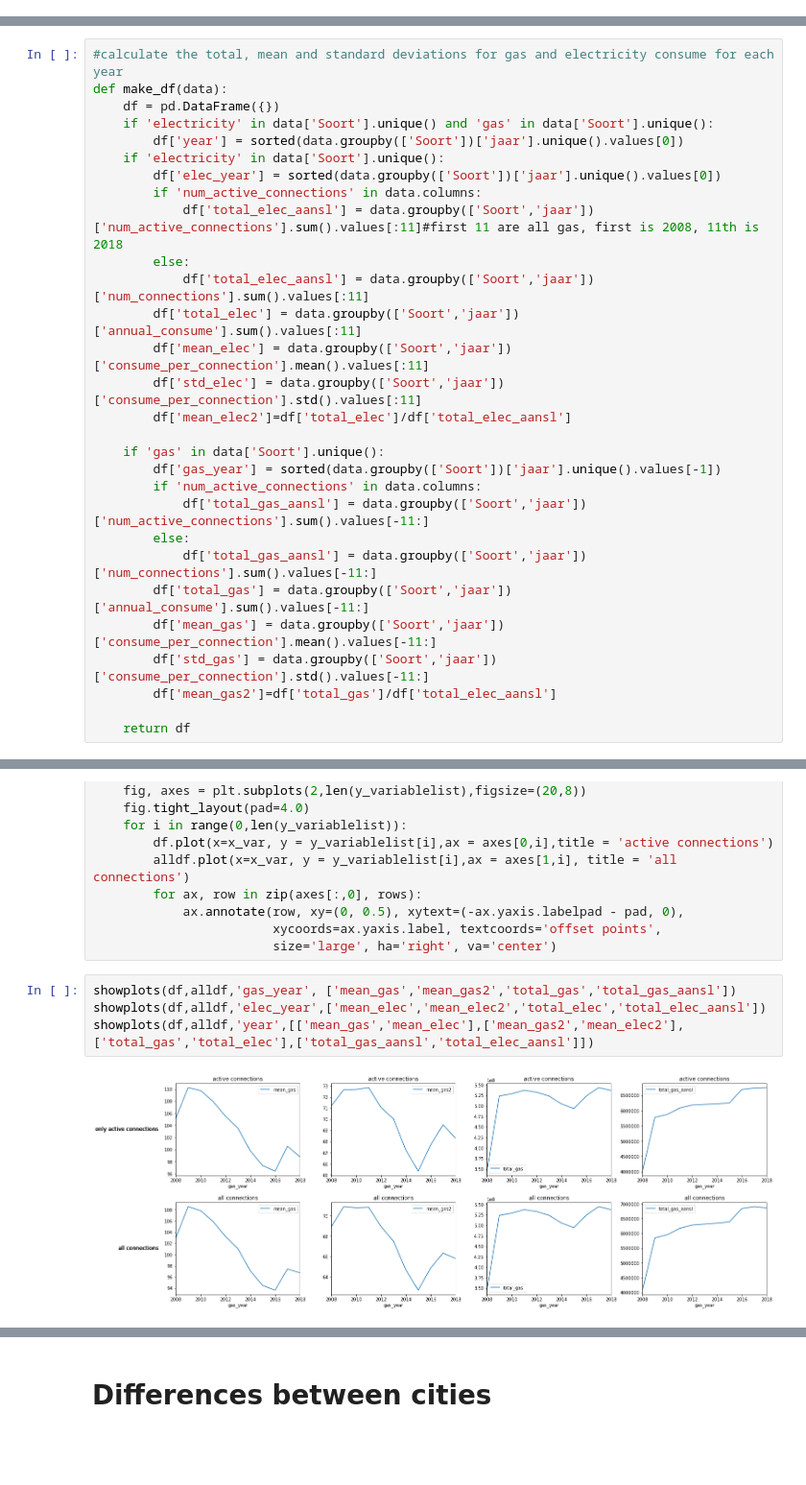
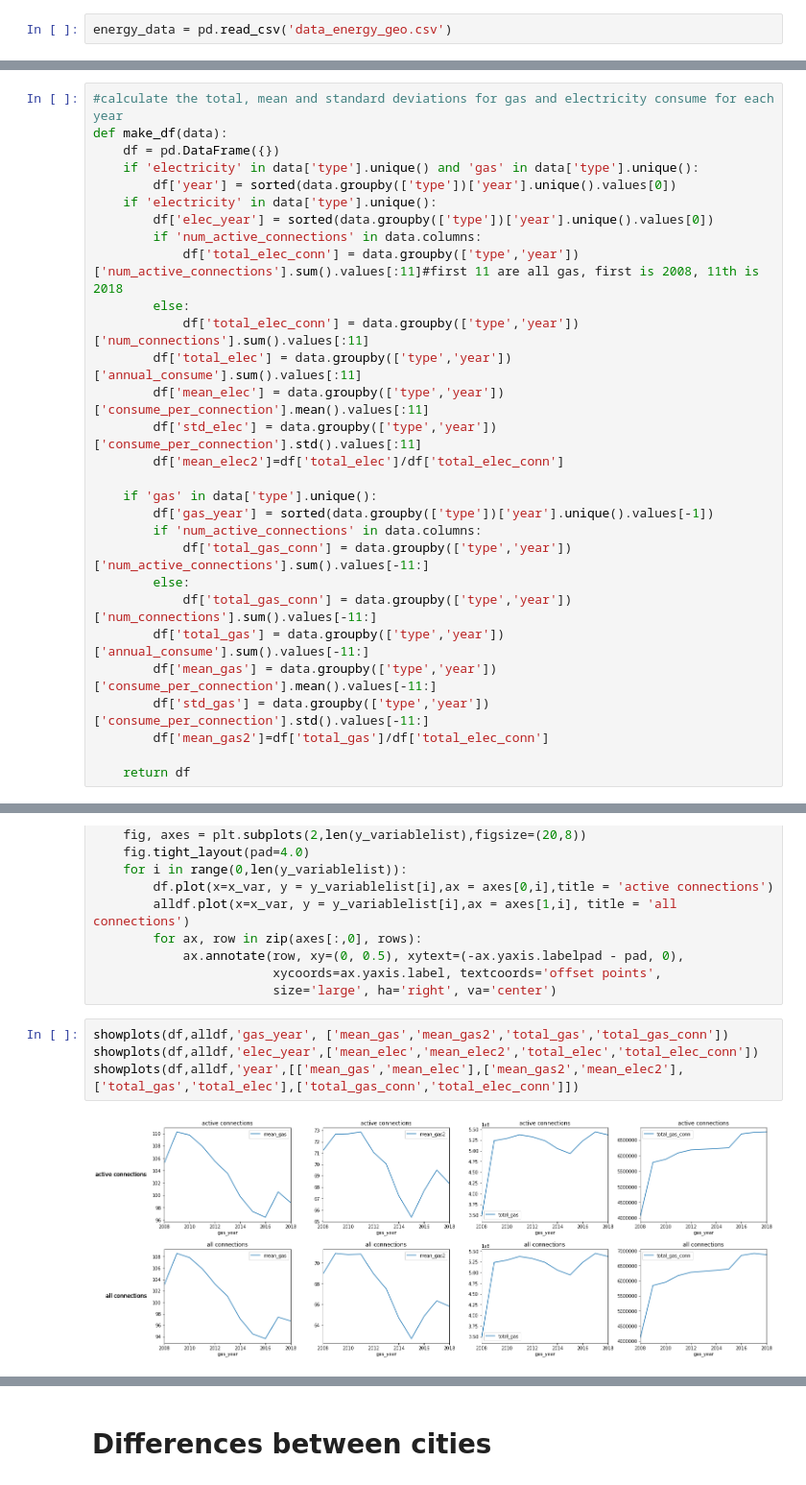
Before and after one commit to lsiepman/EnergieconsumptieNL, a Jupyter notebook: Code/graphs_energy_over_time.ipynb, the cells around one changed output, grey strips where cells are left out. Shown: that part at 96% size. Drawn from its saved outputs; the diff is of its cells as text; blank space fills up the shorter version.

Commit message:
made file compatible with new version of data

```diff
--- a/Code/graphs_energy_over_time.ipynb
+++ b/Code/graphs_energy_over_time.ipynb
@@ -7,3 +11,5 @@ energy_data = pd.read_csv('data_energie_geo.csv') #used first version of csv so
+# %%
+energy_data = pd.read_csv('data_energy_geo.csv')
 # %%
 energy_data.head()
 # %% [output]
@@ -79,29 +85,29 @@ Name: consume_per_connection, dtype: float64
 #calculate the total, mean and standard deviations for gas and electricity consume for each year
 def make_df(data):
     df = pd.DataFrame({})
-    if 'electricity' in data['Soort'].unique() and 'gas' in data['Soort'].unique():
-        df['year'] = sorted(data.groupby(['Soort'])['jaar'].unique().values[0])
-    if 'electricity' in data['Soort'].unique():
-        df['elec_year'] = sorted(data.groupby(['Soort'])['jaar'].unique().values[0])
+    if 'electricity' in data['type'].unique() and 'gas' in data['type'].unique():
+        df['year'] = sorted(data.groupby(['type'])['year'].unique().values[0])
+    if 'electricity' in data['type'].unique():
+        df['elec_year'] = sorted(data.groupby(['type'])['year'].unique().values[0])
         if 'num_active_connections' in data.columns:
-            df['total_elec_aansl'] = data.groupby(['Soort','jaar'])['num_active_connections'].sum().values[:11]#first 11 are all gas, first is 2008, 11th is 2018
+            df['total_elec_conn'] = data.groupby(['type','year'])['num_active_connections'].sum().values[:11]#first 11 are all gas, first is 2008, 11th is 2018
         else:
-            df['total_elec_aansl'] = data.groupby(['Soort','jaar'])['num_connections'].sum().values[:11]
-        df['total_elec'] = data.groupby(['Soort','jaar'])['annual_consume'].sum().values[:11]
-        df['mean_elec'] = data.groupby(['Soort','jaar'])['consume_per_connection'].mean().values[:11]
-        df['std_elec'] = data.groupby(['Soort','jaar'])['consume_per_connection'].std().values[:11]
-        df['mean_elec2']=df['total_elec']/df['total_elec_aansl']
+            df['total_elec_conn'] = data.groupby(['type','year'])['num_connections'].sum().values[:11]
+        df['total_elec'] = data.groupby(['type','year'])['annual_consume'].sum().values[:11]
+        df['mean_elec'] = data.groupby(['type','year'])['consume_per_connection'].mean().values[:11]
+        df['std_elec'] = data.groupby(['type','year'])['consume_per_connection'].std().values[:11]
+        df['mean_elec2']=df['total_elec']/df['total_elec_conn']
 
-    if 'gas' in data['Soort'].unique():
-        df['gas_year'] = sorted(data.groupby(['Soort'])['jaar'].unique().values[-1])
+    if 'gas' in data['type'].unique():
+        df['gas_year'] = sorted(data.groupby(['type'])['year'].unique().values[-1])
         if 'num_active_connections' in data.columns:
-            df['total_gas_aansl'] = data.groupby(['Soort','jaar'])['num_active_connections'].sum().values[-11:]
+            df['total_gas_conn'] = data.groupby(['type','year'])['num_active_connections'].sum().values[-11:]
         else:
-            df['total_gas_aansl'] = data.groupby(['Soort','jaar'])['num_connections'].sum().values[-11:]
-        df['total_gas'] = data.groupby(['Soort','jaar'])['annual_consume'].sum().values[-11:]
-        df['mean_gas'] = data.groupby(['Soort','jaar'])['consume_per_connection'].mean().values[-11:]
-        df['std_gas'] = data.groupby(['Soort','jaar'])['consume_per_connection'].std().values[-11:]
-        df['mean_gas2']=df['total_gas']/df['total_elec_aansl']
+            df['total_gas_conn'] = data.groupby(['type','year'])['num_connections'].sum().values[-11:]
+        df['total_gas'] = data.groupby(['type','year'])['annual_consume'].sum().values[-11:]
+        df['mean_gas'] = data.groupby(['type','year'])['consume_per_connection'].mean().values[-11:]
+        df['std_gas'] = data.groupby(['type','year'])['consume_per_connection'].std().values[-11:]
+        df['mean_gas2']=df['total_gas']/df['total_elec_conn']
 
     return df
 # %%
@@ -157,8 +163,8 @@ def showplots(df,alldf,x_var,y_variablelist):
                         xycoords=ax.yaxis.label, textcoords='offset points',
                         size='large', ha='right', va='center')
 # %%
-showplots(df,alldf,'gas_year', ['mean_gas','mean_gas2','total_gas','total_gas_aansl'])
-showplots(df,alldf,'elec_year',['mean_elec','mean_elec2','total_elec','total_elec_aansl'])
-showplots(df,alldf,'year',[['mean_gas','mean_elec'],['mean_gas2','mean_elec2'],['total_gas','total_elec'],['total_gas_aansl','total_elec_aansl']])
+showplots(df,alldf,'gas_year', ['mean_gas','mean_gas2','total_gas','total_gas_conn'])
+showplots(df,alldf,'elec_year',['mean_elec','mean_elec2','total_elec','total_elec_conn'])
+showplots(df,alldf,'year',[['mean_gas','mean_elec'],['mean_gas2','mean_elec2'],['total_gas','total_elec'],['total_gas_conn','total_elec_conn']])
 # %% [output]
-[figure, old version]
+[figure, new version]
```
Also changed, not shown: parts of 10 cells of this notebook.
